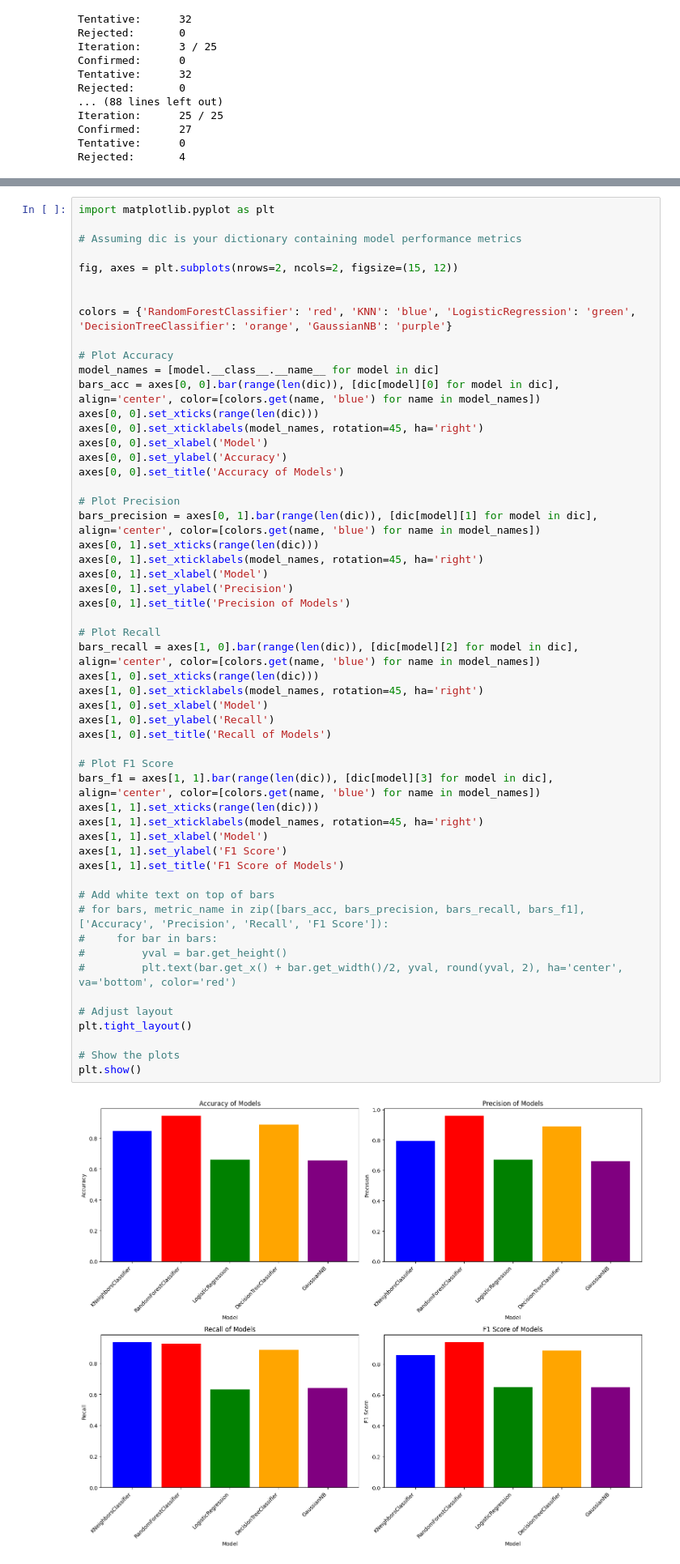
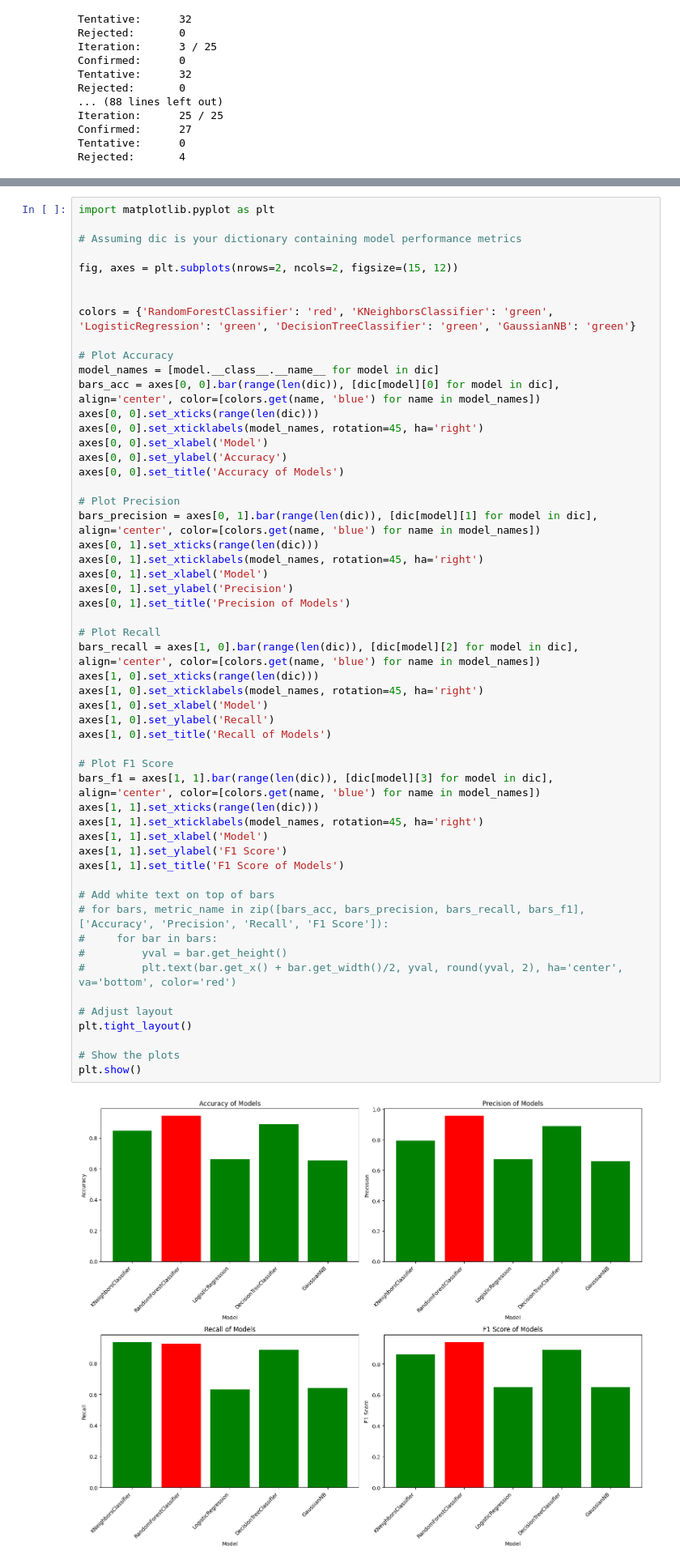
Before and after one commit to Delayma-ML/Delayma-Models, a Jupyter notebook: baseline.ipynb, the cells around one changed output, grey strips where cells are left out. Shown: that part at 81% size. Cells and saved outputs as stored; diff of their text form.

```diff
--- a/baseline.ipynb
+++ b/baseline.ipynb
@@ -125,7 +125,7 @@ import matplotlib.pyplot as plt
 fig, axes = plt.subplots(nrows=2, ncols=2, figsize=(15, 12))
 
 
-colors = {'RandomForestClassifier': 'red', 'KNN': 'blue', 'LogisticRegression': 'green', 'DecisionTreeClassifier': 'orange', 'GaussianNB': 'purple'}
+colors = {'RandomForestClassifier': 'red', 'KNeighborsClassifier': 'green', 'LogisticRegression': 'green', 'DecisionTreeClassifier': 'green', 'GaussianNB': 'green'}
 
 # Plot Accuracy
 model_names = [model.__class__.__name__ for model in dic]
@@ -145,34 +145,34 @@ axes[0, 1].set_ylabel('Precision')
 axes[0, 1].set_title('Precision of Models')
 
 # Plot Recall
 bars_recall = axes[1, 0].bar(range(len(dic)), [dic[model][2] for model in dic], align='center', color=[colors.get(name, 'blue') for name in model_names])
 axes[1, 0].set_xticks(range(len(dic)))
 axes[1, 0].set_xticklabels(model_names, rotation=45, ha='right')
 axes[1, 0].set_xlabel('Model')
 axes[1, 0].set_ylabel('Recall')
 axes[1, 0].set_title('Recall of Models')
 
 # Plot F1 Score
 bars_f1 = axes[1, 1].bar(range(len(dic)), [dic[model][3] for model in dic], align='center', color=[colors.get(name, 'blue') for name in model_names])
 axes[1, 1].set_xticks(range(len(dic)))
 axes[1, 1].set_xticklabels(model_names, rotation=45, ha='right')
 axes[1, 1].set_xlabel('Model')
 axes[1, 1].set_ylabel('F1 Score')
 axes[1, 1].set_title('F1 Score of Models')
 
 # Add white text on top of bars
 # for bars, metric_name in zip([bars_acc, bars_precision, bars_recall, bars_f1], ['Accuracy', 'Precision', 'Recall', 'F1 Score']):
 #     for bar in bars:
 #         yval = bar.get_height()
 #         plt.text(bar.get_x() + bar.get_width()/2, yval, round(yval, 2), ha='center', va='bottom', color='red')
 
 # Adjust layout
 plt.tight_layout()
 
 # Show the plots
 plt.show()
 # %% [output]
-[figure, old version]
+[figure, new version]
 # %%
 # save the above plot as a png file
 fig.savefig('images/baseline_performance.png')
```
Also changed, not shown: parts of 1 cell of this notebook, 1 other file.
